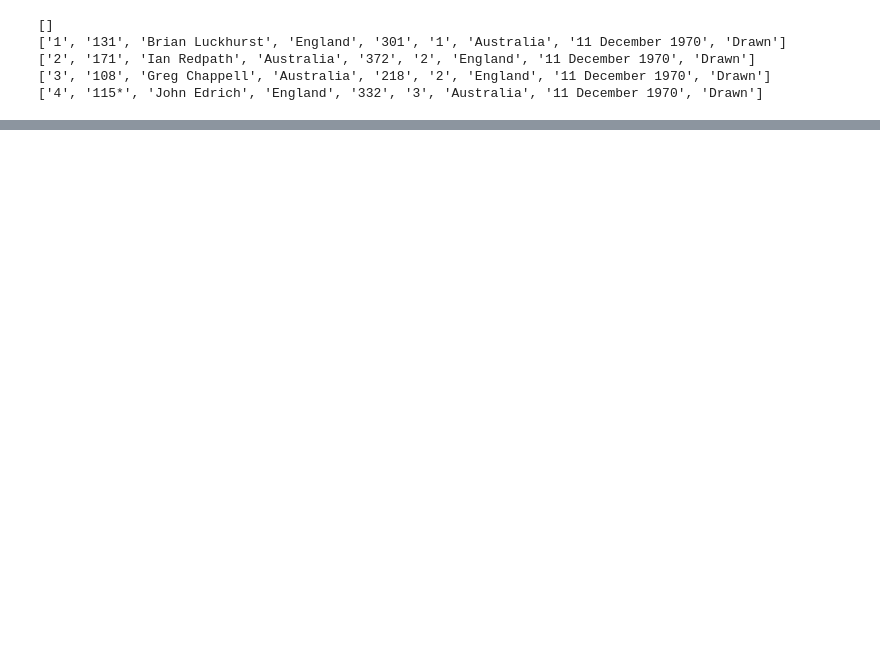
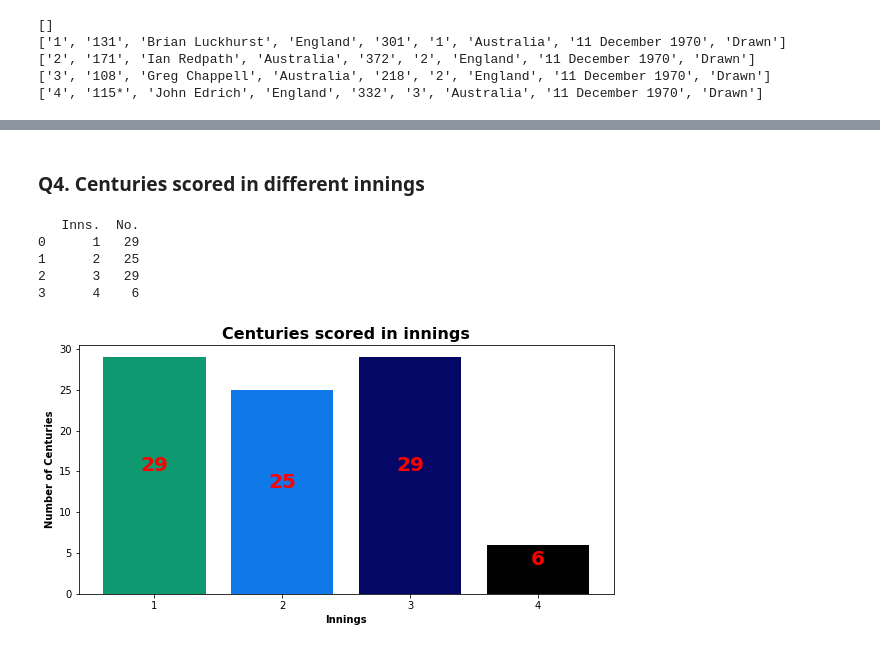
Before and after one commit to singhaniatanay/Web-Scrapping-Project-Python, a Jupyter notebook: WIKI-WEB-Scrapping .ipynb, the cells around one changed output, grey strips where cells are left out. Cells and saved outputs as stored; diff of their text form; code cells hidden in the pictures; blank space fills up the shorter version.

```diff
--- a/WIKI-WEB-Scrapping .ipynb
+++ b/WIKI-WEB-Scrapping .ipynb
@@ -46,0 +168,25 @@ for i in range(5):
+# %% [markdown]
+### Q4. Centuries scored in different innings
+# %%
+plt.figure(figsize=(8,4))
+inns_df=data[['No.','Inns.']].groupby(['Inns.'],as_index=False).count()
+print(inns_df)
+x=inns_df['Inns.']
+y=inns_df['No.']
+bar = plt.bar(x,y,color = ['#0f9971', '#1079ea', '#040766', '#020202'])
+plt.xticks(x)
+for b in bar:
+    height=b.get_height()
+    plt.text(b.get_x()+b.get_width()/2,height/2,height,color="red",fontweight="bold",ha="center",va="bottom",fontsize=20)
+plt.tight_layout()
+plt.title("Centuries scored in innings",fontweight="bold",fontsize=16)
+plt.xlabel("Innings", fontweight = "bold")
+plt.ylabel("Number of Centuries", fontweight = "bold")
+plt.show()
+# %% [output]
+   Inns.  No.
+0      1   29
+1      2   25
+2      3   29
+3      4    6
+[figure, added]
```
Also changed, not shown: parts of 14 cells of this notebook.
